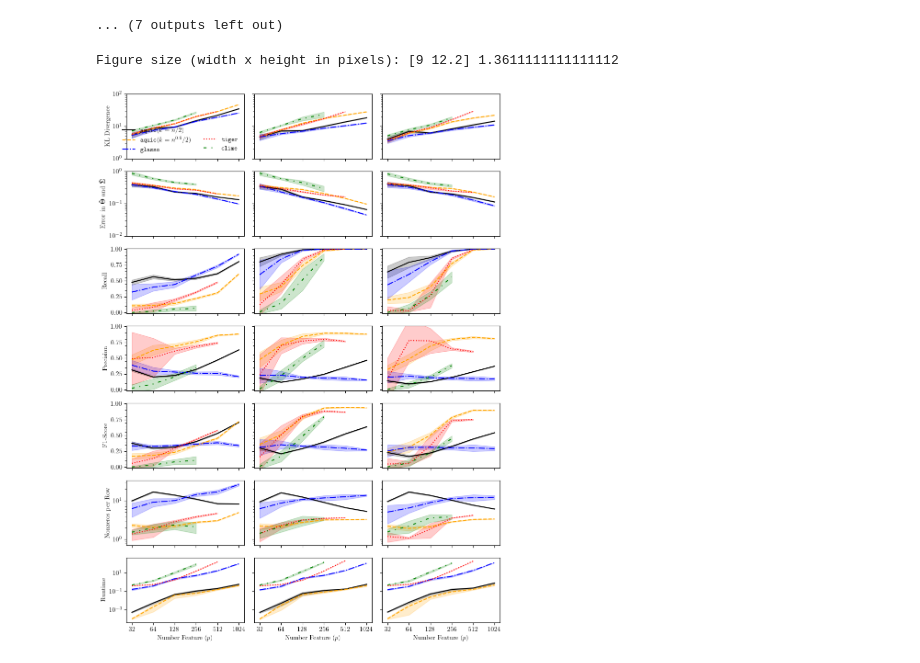
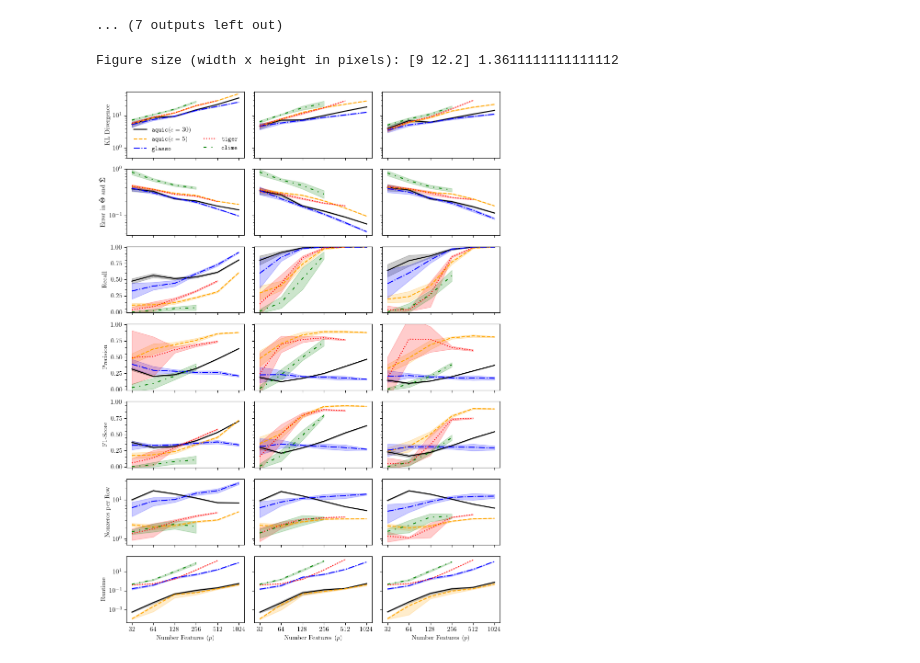
Before and after one commit to aefty/aquic, a Jupyter notebook: tests.ipynb, the cells around one changed output. Cells and saved outputs as stored; diff of their text form; code cells hidden in the pictures.

```diff
--- a/tests.ipynb
+++ b/tests.ipynb
@@ -1396,13 +1201,13 @@ for inx, data_type in enumerate(["cluster", "band", "hub"]):
     # aquic1
     m = dataframe[data_type]['aquic1'].kl.mean(0)
     v = dataframe[data_type]['aquic1'].kl.std(0) * std_band
-    axs[i, inx].semilogy(x_line, m, color="black", linestyle=line_style[0], label=r"$\texttt{aquic}(k=n/2)$")
+    axs[i, inx].semilogy(x_line, m, color="black", linestyle=line_style[0], label=r"$\texttt{aquic}(c=30)$")
     axs[i, inx].fill_between(x_line, m + v, m - v, alpha=.2, color="black")
 
     # aquic2
     m = dataframe[data_type]['aquic2'].kl.mean(0)
     v = dataframe[data_type]['aquic2'].kl.std(0) * std_band
-    axs[i, inx].semilogy(x_line, m, color="orange", linestyle=line_style[1], label=r"$\texttt{aquic}(k=n^{0.9}/2)$")
+    axs[i, inx].semilogy(x_line, m, color="orange", linestyle=line_style[1], label=r"$\texttt{aquic}(c=5)$")
     axs[i, inx].fill_between(x_line, m + v, m - v, alpha=.2, color="orange")
 
     # glasso
@@ -1425,7 +1230,8 @@ for inx, data_type in enumerate(["cluster", "band", "hub"]):
     axs[i, inx].semilogy(x_line, m, color="green", linestyle=line_style[4], label=r"$\texttt{clime}$")
     axs[i, inx].fill_between(x_line, m + v, m - v, alpha=.2, color="green")
 
-axs[i, 0].set_ylim([1, 1e2])
+axs[i, 0].legend(loc='lower right', frameon=False, fontsize=10, ncol=2)
+axs[i, 0].set_ylim([5e-1, None])
 axs[i, 0].set_ylabel(r'KL Divergence')
 axs[i, 0].minorticks_on()
 
@@ -1462,7 +1268,7 @@ for inx, data_type in enumerate(["cluster", "band", "hub"]):
     axs[i, inx].semilogy(x_line, m, color="green", linestyle=line_style[4], label=r"$\texttt{clime}$")
     axs[i, inx].fill_between(x_line, m + v, m - v, alpha=.2, color="green")
 
-axs[i, 0].set_ylim([1e-2, 1])
+axs[i, 0].set_ylim([None, 1])
 axs[i, 0].set_ylabel(r"Error in $\mathbf{\hat{\Theta}}$ and $\mathbf{\hat{\Sigma}}$")
 axs[i, 0].minorticks_on()
 
@@ -1633,36 +1439,33 @@ for inx, data_type in enumerate(["cluster", "band", "hub"]):
     v = dataframe[data_type]['glasso'].runtime.std(0) * std_band
     axs[i, inx].semilogy(x_line, m, color="blue", linestyle=line_style[2], label=r"$\texttt{glasso}$")
     axs[i, inx].fill_between(x_line, m + v, m - v, alpha=.2, color="blue")
 
     # tiger
     m = dataframe[data_type]['tiger'].runtime.mean(0)
     v = dataframe[data_type]['tiger'].runtime.std(0) * std_band
     axs[i, inx].semilogy(x_line, m, color="red", linestyle=line_style[3], label=r"$\texttt{tiger}$")
     axs[i, inx].fill_between(x_line, m + v, m - v, alpha=.2, color="red")
 
     # clime
     m = dataframe[data_type]['clime'].runtime.mean(0)
     v = dataframe[data_type]['clime'].runtime.std(0) * std_band
     axs[i, inx].semilogy(x_line, m, color="green", linestyle=line_style[4], label=r"$\texttt{clime}$")
     axs[i, inx].fill_between(x_line, m + v, m - v, alpha=.2, color="green")
 
     axs[i, inx].set_xticks(x_line)
-    axs[i, inx].set_xlabel(r'Number Feature ($p$)')
+    axs[i, inx].set_xlabel(r'Number Features ($p$)')
 
 # axs[i, 0].set_ylim([0, 1])
 axs[i, 0].set_ylabel(r'Runtime')
 axs[i, 0].minorticks_on()
 axs[i, 0].set_xscale('log', base=2)
 
 axs[i, 0].set_xticks(x_line)
 axs[i, 0].set_xticklabels([str(int(val)) for val in x_line])
 
-axs[0, 0].legend(loc='lower right', frameon=False, fontsize=10, ncol=2)
-
-fig.savefig("fig_4.png", dpi=300, bbox_inches='tight')
-
+fig.savefig("fig_4.png", dpi=300)
 fig_size_pixels = fig.get_size_inches()
 print("Figure size (width x height in pixels):", fig_size_pixels,fig_size_pixels[1]/fig_size_pixels[0])
 # %% [output]
 Figure size (width x height in pixels): [9 12.2] 1.3611111111111112
-[figure, old version]
+[figure, new version]
```
Also changed, not shown: parts of 5 cells of this notebook, 7 other files.
